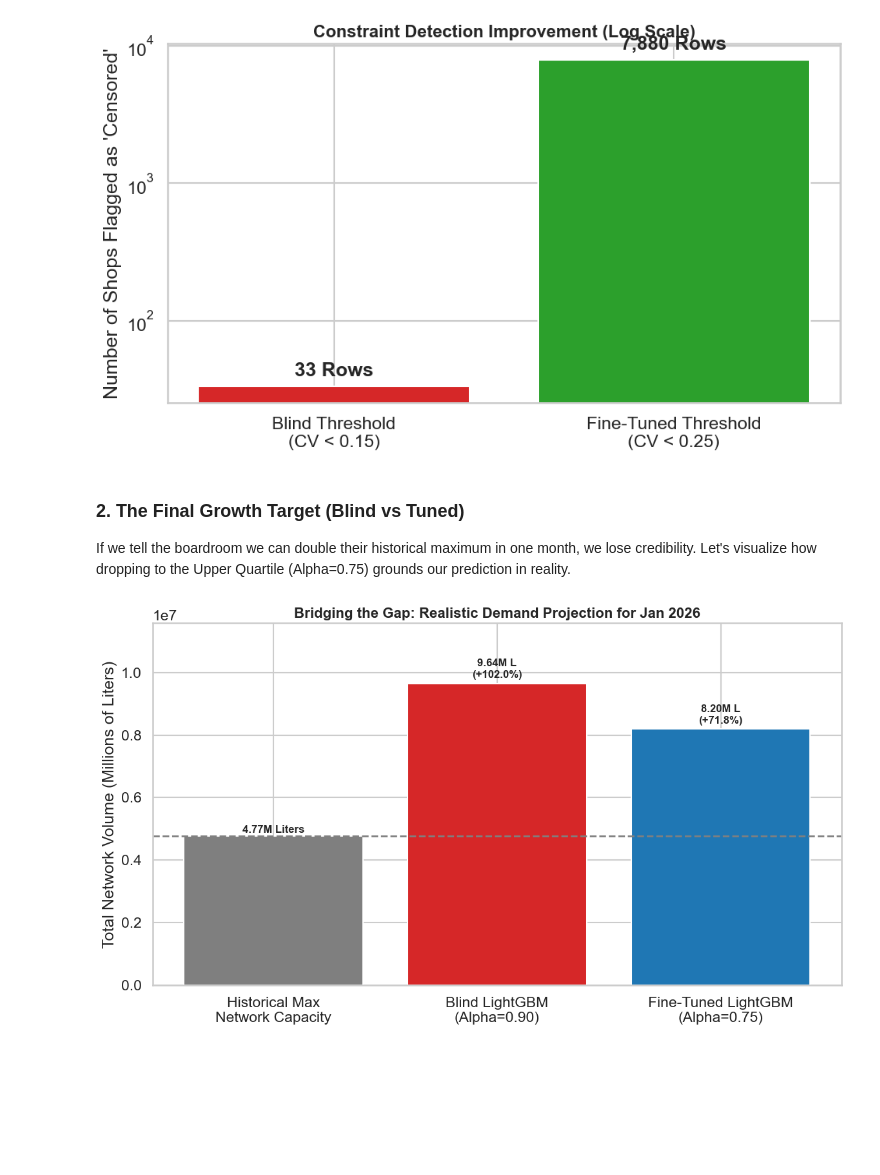
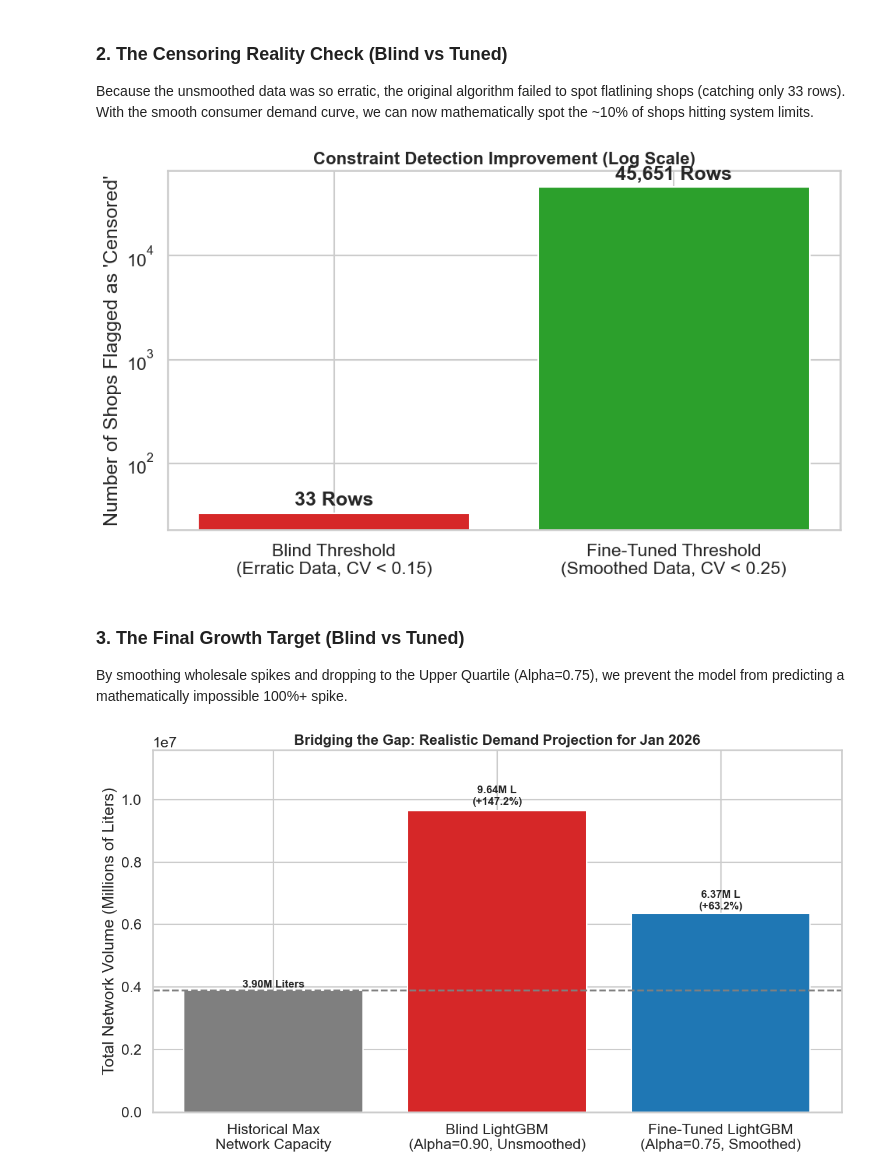
Before and after one commit to Oxshadha/Data-Storm-7.0-InsightAI, a Jupyter notebook: notebooks/06_Final_Evaluation.ipynb, the cells around one changed output. Cells and saved outputs as stored; diff of their text form; code cells hidden in the pictures; blank space fills up the shorter version.

```diff
--- a/notebooks/06_Final_Evaluation.ipynb
+++ b/notebooks/06_Final_Evaluation.ipynb
@@ -21,0 +4,25 @@ A model that only detects 33 capacity limits in half a million transactions is f
+# %%
+import pandas as pd
+import numpy as np
+import matplotlib.pyplot as plt
+import seaborn as sns
+
+sns.set_theme(style="whitegrid", context="talk")
+
+# Load the final tuned data (smoothed)
+abt = pd.read_parquet('../data/gold/model_input.parquet')
+preds = pd.read_csv('../output/insightai_predictions.csv')
+
+# Load the unsmoothed raw transactions to show the "before"
+trans_df = pd.read_parquet('../data/silver/transactions_clean.parquet')
+unsmoothed = trans_df.groupby(["Outlet_ID", "Year", "Month"])["Volume_Liters"].sum().reset_index()
+
+# The blind model values
+blind_censored_count = 33
+blind_prediction = 9641821.53  # Alpha 0.90
+
+# Calculate dynamically from the current tuned model
+tuned_censored_count = len(abt[abt['Is_Censored'] == 1])
+historical_monthly = abt.groupby(['Year', 'Month'])['Total_Volume'].sum().reset_index()
+historical_max = historical_monthly['Total_Volume'].max()
+tuned_prediction = preds['Maximum_Monthly_Liters'].sum()
@@ -22,7 +46,10 @@ A model that only detects 33 capacity limits in half a million transactions is f
+# %% [markdown]
+### 2. The Censoring Reality Check (Blind vs Tuned)
+Because the unsmoothed data was so erratic, the original algorithm failed to spot flatlining shops (catching only 33 rows). With the smooth consumer demand curve, we can now mathematically spot the ~10% of shops hitting system limits.
 # %%
 plt.figure(figsize=(10, 6))
 
-bars = plt.bar(['Blind Threshold\n(CV < 0.15)', 'Fine-Tuned Threshold\n(CV < 0.25)'],
+bars = plt.bar(['Blind Threshold\n(Erratic Data, CV < 0.15)', 'Fine-Tuned Threshold\n(Smoothed Data, CV < 0.25)'],
                [blind_censored_count, tuned_censored_count],
                color=['#d62728', '#2ca02c'])
 
@@ -37,37 +64,37 @@ plt.ylabel("Number of Shops Flagged as 'Censored'")
 plt.tight_layout()
 plt.show()
 # %% [output]
-[figure, old version]
+[figure, new version]
-# %% [markdown]
-### 2. The Final Growth Target (Blind vs Tuned)
-If we tell the boardroom we can double their historical maximum in one month, we lose credibility. Let's visualize how dropping to the Upper Quartile (Alpha=0.75) grounds our prediction in reality.
+# %% [markdown]
+### 3. The Final Growth Target (Blind vs Tuned)
+By smoothing wholesale spikes and dropping to the Upper Quartile (Alpha=0.75), we prevent the model from predicting a mathematically impossible 100%+ spike.
 # %%
 plt.figure(figsize=(12, 7))
 
-x_labels = ['Historical Max\nNetwork Capacity', 'Blind LightGBM\n(Alpha=0.90)', 'Fine-Tuned LightGBM\n(Alpha=0.75)']
+x_labels = ['Historical Max\nNetwork Capacity', 'Blind LightGBM\n(Alpha=0.90, Unsmoothed)', 'Fine-Tuned LightGBM\n(Alpha=0.75, Smoothed)']
 values = [historical_max, blind_prediction, tuned_prediction]
 colors = ['#7f7f7f', '#d62728', '#1f77b4']
 
 bars = plt.bar(x_labels, values, color=colors)
 
 plt.axhline(historical_max, color='gray', linestyle='--', linewidth=2)
 
 for i, bar in enumerate(bars):
     yval = bar.get_height()
 
     # Calculate percentage growth over historical
     if i == 0:
         label = f"{yval/1e6:.2f}M Liters"
     else:
         pct_growth = ((yval - historical_max) / historical_max) * 100
         label = f"{yval/1e6:.2f}M L\n(+{pct_growth:.1f}%)"
 
     plt.text(bar.get_x() + bar.get_width()/2, yval + (yval*0.02), label, ha='center', fontweight='bold', fontsize=12)
 
 plt.title("Bridging the Gap: Realistic Demand Projection for Jan 2026", fontsize=16, fontweight='bold')
 plt.ylabel("Total Network Volume (Millions of Liters)")
 plt.ylim(0, blind_prediction * 1.2)
 plt.tight_layout()
 plt.show()
 # %% [output]
-[figure, old version]
+[figure, new version]
```
Also changed, not shown: parts of 5 cells of this notebook, 9 other files.
